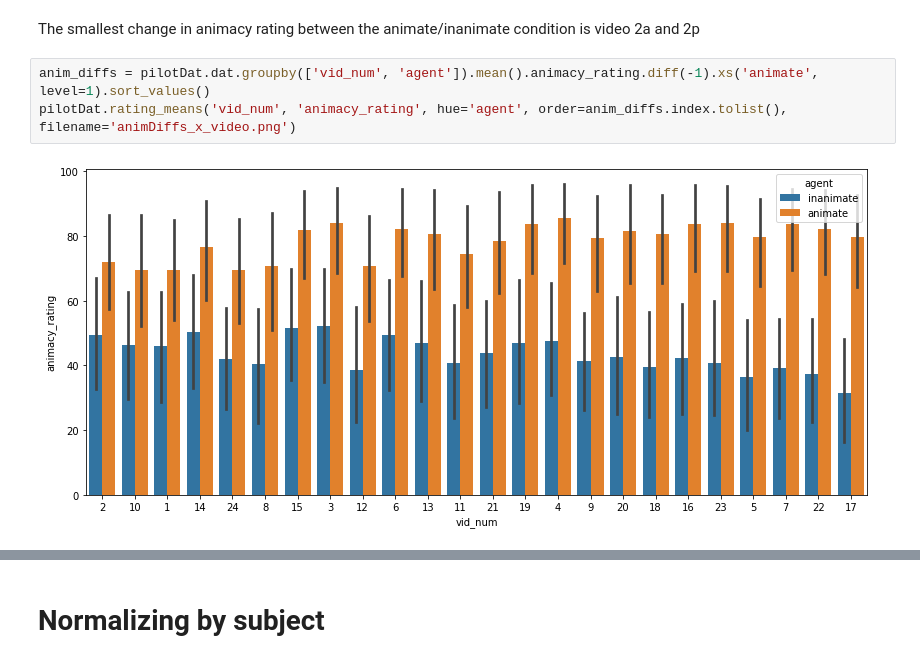
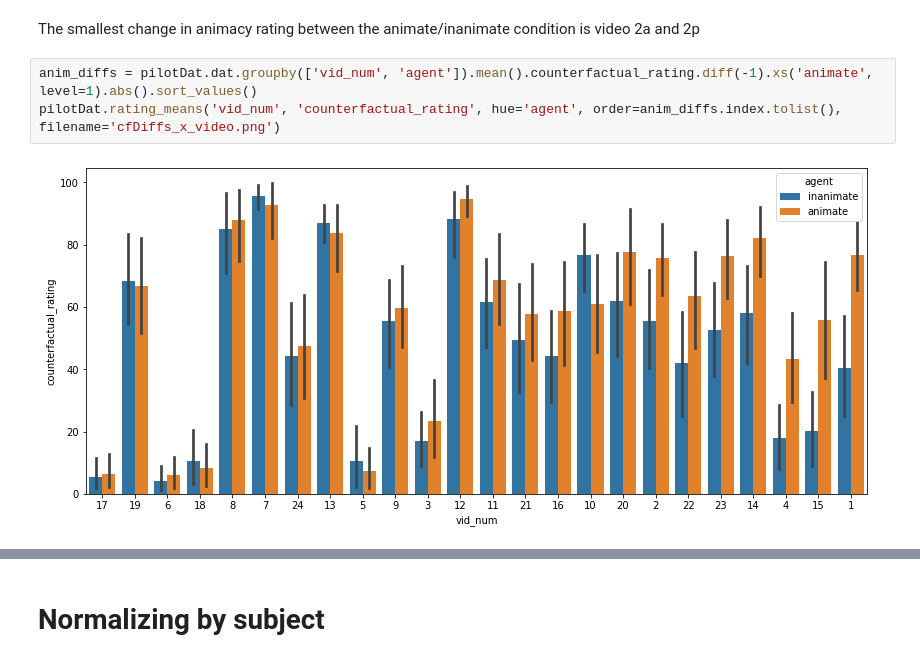
Before and after one commit to temills/robot-feature-learning-v1, a Jupyter notebook: Pilot/Code/pilot_data_analysis.ipynb, the cells around one changed output, grey strips where cells are left out. Cells and saved outputs as stored; diff of their text form.

```diff
--- a/Pilot/Code/pilot_data_analysis.ipynb
+++ b/Pilot/Code/pilot_data_analysis.ipynb
@@ -80,10 +80,10 @@ plt.savefig('../Plots/animacyRatingChange.png')
 # %% [markdown]
 The smallest change in animacy rating between the animate/inanimate condition is video 2a and 2p
 # %%
-anim_diffs = pilotDat.dat.groupby(['vid_num', 'agent']).mean().animacy_rating.diff(-1).xs('animate', level=1).sort_values()
-pilotDat.rating_means('vid_num', 'animacy_rating', hue='agent', order=anim_diffs.index.tolist(), filename='animDiffs_x_video.png')
+anim_diffs = pilotDat.dat.groupby(['vid_num', 'agent']).mean().counterfactual_rating.diff(-1).xs('animate', level=1).abs().sort_values()
+pilotDat.rating_means('vid_num', 'counterfactual_rating', hue='agent', order=anim_diffs.index.tolist(), filename='cfDiffs_x_video.png')
 # %% [output]
-[figure, old version]
+[figure, new version]
 # %%
 pilotDat.rating_byStim('animacy_rating', 'agent', 2)
 # %% [output]
```
Also changed, not shown: parts of 5 cells of this notebook, 1 other file.
